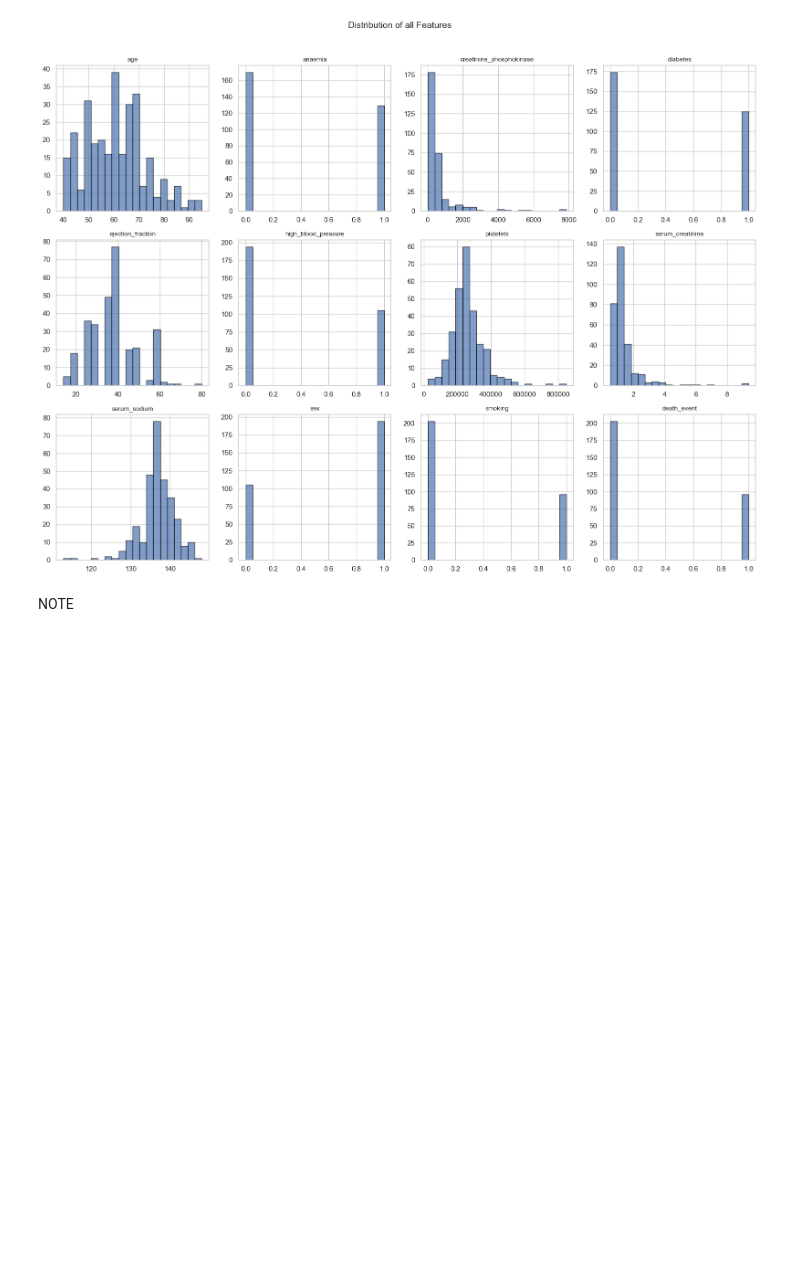
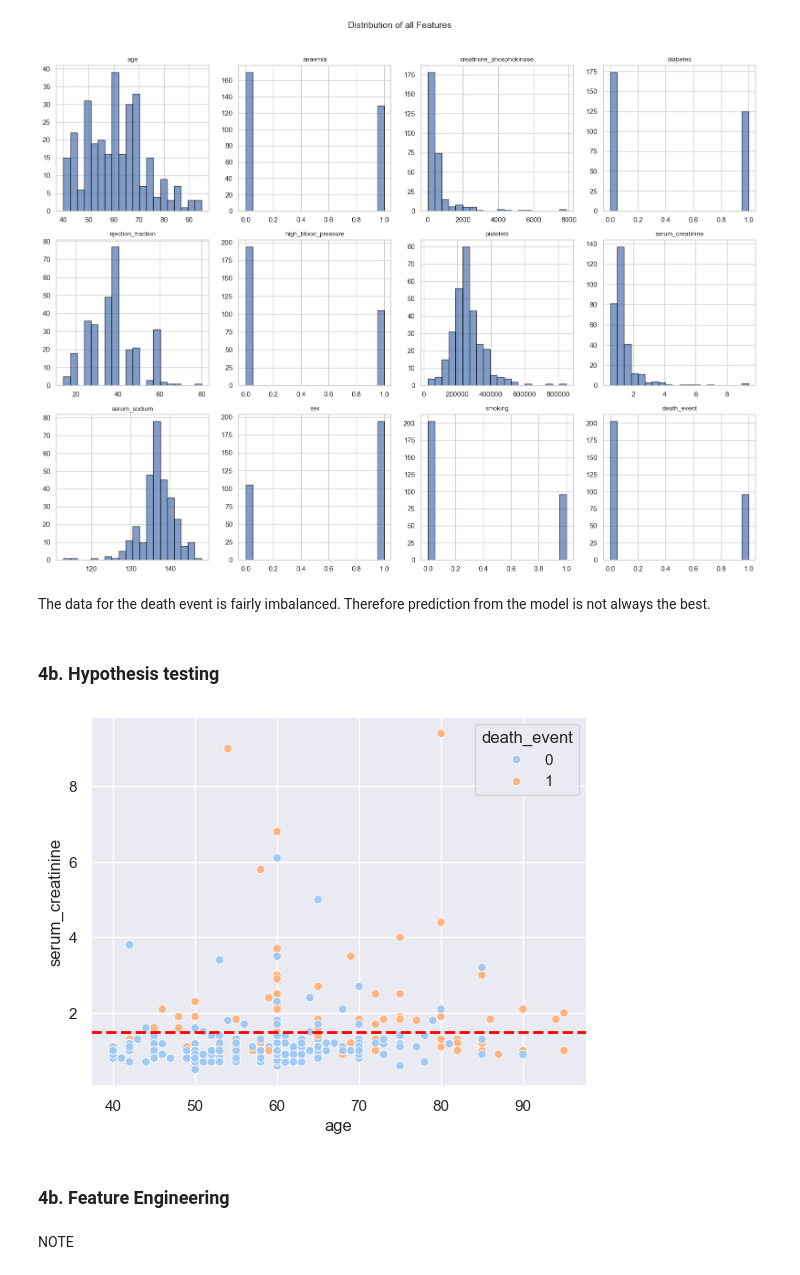
Before and after one commit to BhavitaL/heart_failure_clinical_study, a Jupyter notebook: jupyter_notebooks/heart_failure_clinical_study.ipynb, the cells around one changed output. Saved outputs shown, nothing was run; the diff lists cells and outputs as text; code cells hidden in the pictures; blank space fills up the shorter version.

Commit message:
Hypothesis testing

```diff
--- a/jupyter_notebooks/heart_failure_clinical_study.ipynb
+++ b/jupyter_notebooks/heart_failure_clinical_study.ipynb
@@ -155,6 +167,21 @@ plt.tight_layout()
 plt.show()
 # %% [output]
 [figure]
+# %% [markdown]
+The data for the death event is fairly imbalanced. Therefore prediction from the model is not always the best.
+# %% [markdown]
+### 4b. Hypothesis testing
+# %%
+sns.set_theme(palette="pastel")
+
+sns.scatterplot(data=df_clean, y='serum_creatinine', x='age', hue='death_event')
+
+plt.axhline(1.5, linestyle='--', linewidth=2, color='red')
+plt.show()
+# %% [output]
+[figure, added]
+# %% [markdown]
+### 4b. Feature Engineering
 # %% [markdown]
 NOTE
 # %% [markdown]
```
Also changed, not shown: parts of 4 cells of this notebook.
